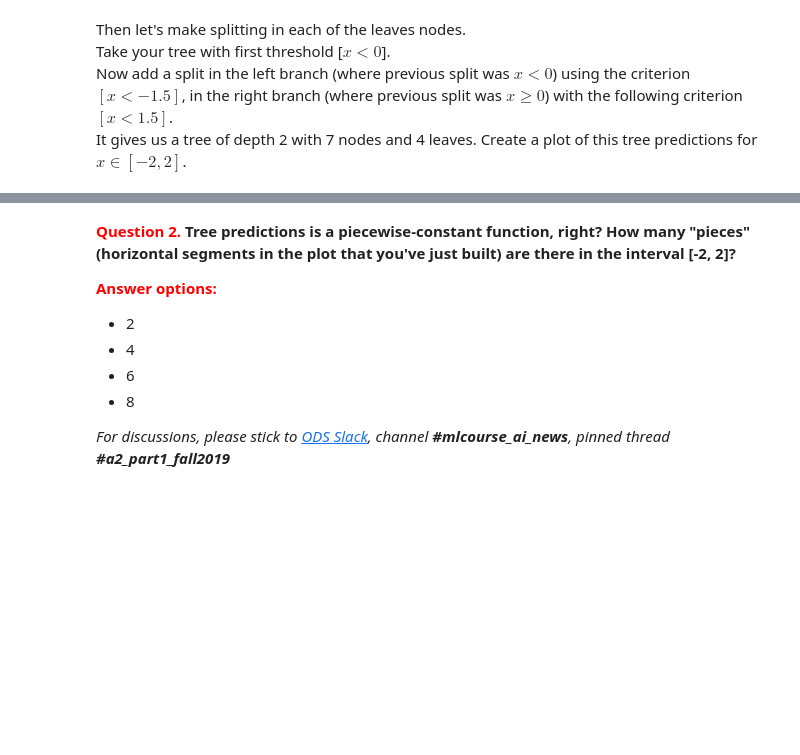
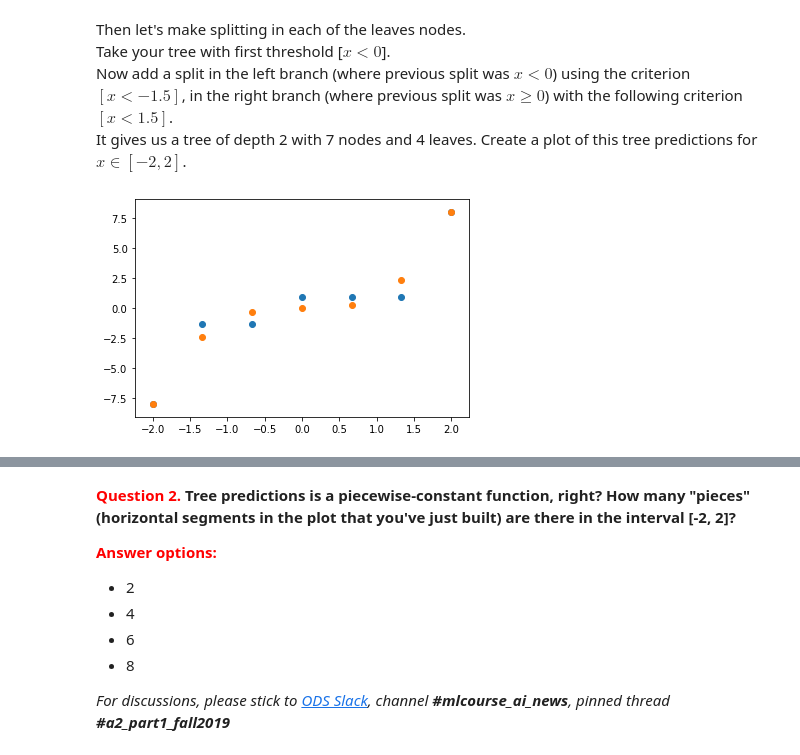
Before and after one commit to ouskah/mlcourse.ai, a Jupyter notebook: 2_/assigment2_part1_decision_trees.ipynb, the cells around one changed output, grey strips where cells are left out. Cells and saved outputs as stored; diff of their text form; code cells hidden in the pictures; blank space fills up the shorter version.

```diff
--- a/2_/assigment2_part1_decision_trees.ipynb
+++ b/2_/assigment2_part1_decision_trees.ipynb
@@ -132,3 +180,23 @@ Create the plot of criterion $\large Q_{1d}(X, y, t)$  as a function of threshol
+# %%
+left_2 = X[X < 0]
+right_3 = X[X >= 0]
+
+left_4 = left_2[left_2 < -1.5]
+right_5 = left_2[left_2 >= -1.5]
+
+
+left_6 = right_3[right_3 < 1.5]
+right_7 = right_3[right_3 >= 1.5]
+
+def get_y(x_v):
+    if x_v < -1.5:
+        return (left_4 ** 3).mean()
+    if 0 > x_v >= -1.5:
+        return (right_5 ** 3).mean()
+    if 0 <= x_v < 1.5:
+        return (left_6 ** 3).mean()
+    if x_v >= 1.5:
+        return (right_7 ** 3).mean()
 # %% [markdown]
 Then let's make splitting in each of the leaves nodes.
 <br> Take your tree with first threshold [$x<0$].
@@ -138,0 +205,7 @@ Then let's make splitting in each of the leaves nodes.
+# %%
+new_x = np.linspace(-2, 2, 7)
+pred_y = [get_y(i) for i in new_x]
+plt.scatter(new_x, pred_y)
+plt.scatter(X, y);
+# %% [output]
+[figure, added]
```
Also changed, not shown: parts of 39 cells of this notebook.
